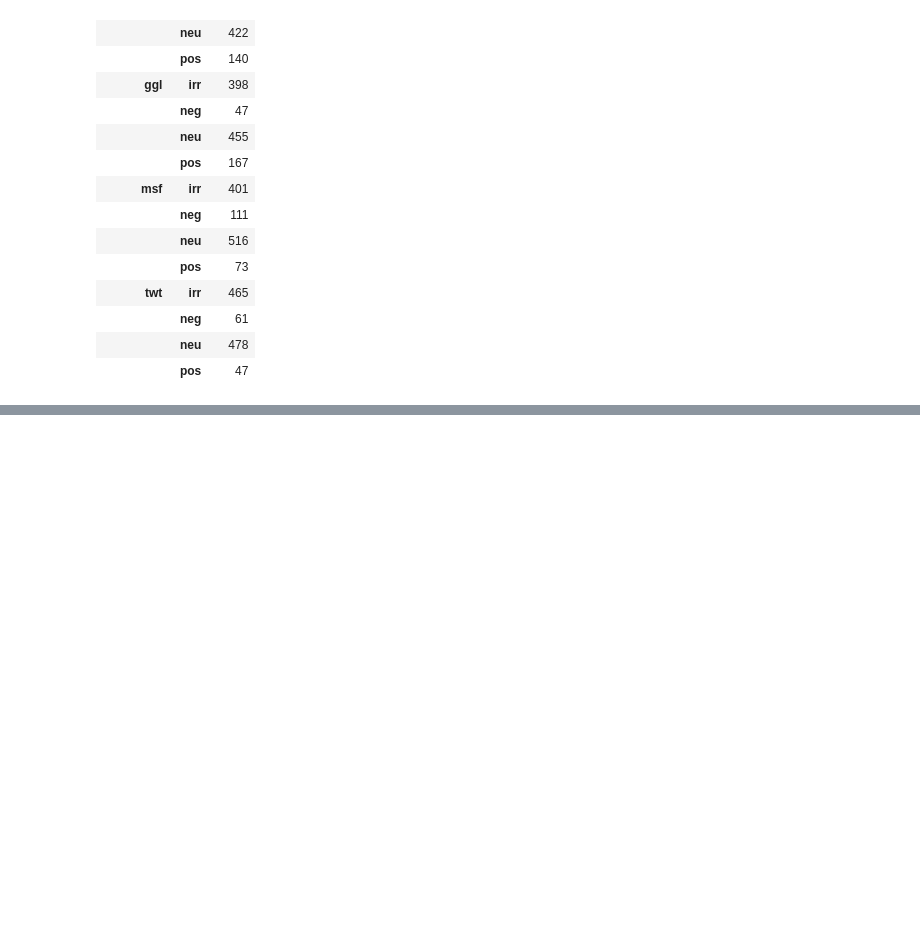
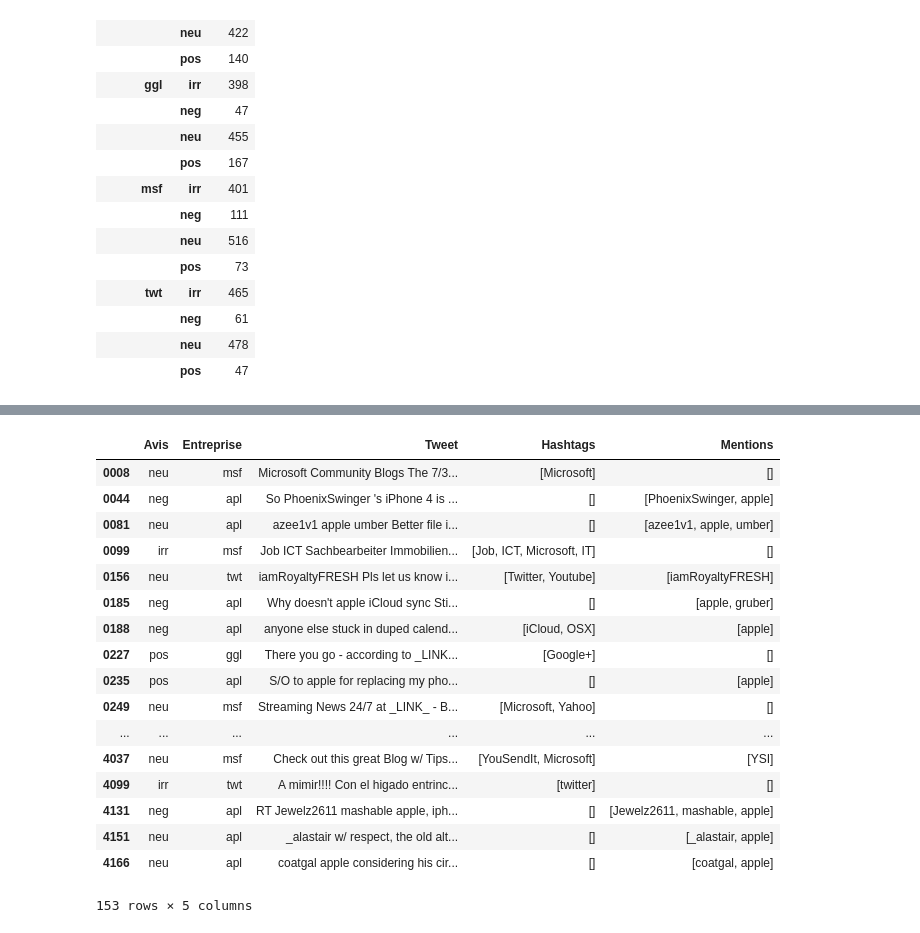
Before and after one commit to al-one-zero/extraction, a Jupyter notebook: notebooks/oussama.ipynb, the cells around one changed output, grey strips where cells are left out. Saved outputs shown, nothing was run; the diff lists cells and outputs as text; code cells hidden in the pictures; blank space fills up the shorter version.

Commit message:
preprocessing : traitement des hashtags, mentions, et liens

```diff
--- a/notebooks/oussama.ipynb
+++ b/notebooks/oussama.ipynb
@@ -2,4 +2,7 @@
 import pandas as pd
 import numpy as np
 import re
+
+pd.set_option('max_colwidth', 100)
+pd.set_option('display.width', 2000)
 # %%
@@ -75,0 +113,26 @@ df.groupby(by=["Entreprise", "Avis"]).count()
+# %%
+#hashtag_re = r"#([^\s,]*)"
+hashtag_re = r"#([\w\+_-]*)"
+mention_re = r"@(\w*)"
+link_re = r"(https?://|(https?://)?bit.ly)[^\s]+"
+
+#preprocessing
+def remove_slash_n(tweet):
+    return tweet[:-1] if(tweet.endswith("\n")) else tweet
+
+def replace_links(tweet, rep="_LINK_"):
+    return re.sub(link_re, rep, tweet)
+
+def remove_hashtags_and_mentions(tweet):
+    s = re.sub(hashtag_re, r"\1", tweet)
+    return re.sub(mention_re, r"\1", s)
+
+def preprocess_tweet(tweet):
+    return replace_links(remove_slash_n(remove_hashtags_and_mentions(tweet))) if tweet != None else None
+
+#finding list of hashtags & mentions
+def find_hashtags(tweet):
+    return [h for h in re.findall(hashtag_re, tweet) if h != ""]
+
+def find_mentions(tweet):
+    return [h for h in re.findall(mention_re, tweet) if h != ""]
@@ -75,0 +159,7 @@ df.groupby(by=["Entreprise", "Avis"]).count()
+# %%
+df = pd.read_pickle("../data/df.pk")
+
+df["Hashtags"] = df.Tweet.apply(find_hashtags)
+df["Mentions"] = df.Tweet.apply(find_mentions)
+df["Tweet"] = df.Tweet.apply(preprocess_tweet)
+df.head(10)
@@ -75,0 +178,21 @@ df.groupby(by=["Entreprise", "Avis"]).count()
+# %%
+df[df.Tweet.str.contains("/")]
+# %% [output]
+|  | Avis | Entreprise | Tweet | Hashtags | Mentions |
+| 0008 | neu | msf | Microsoft Community Blogs The 7/3... | [Microsoft] | [] |
+| 0044 | neg | apl | So PhoenixSwinger 's iPhone 4 is ... | [] | [PhoenixSwinger, apple] |
+| 0081 | neu | apl | azee1v1 apple umber Better file i... | [] | [azee1v1, apple, umber] |
+| 0099 | irr | msf | Job ICT Sachbearbeiter Immobilien... | [Job, ICT, Microsoft, IT] | [] |
+| 0156 | neu | twt | iamRoyaltyFRESH Pls let us know i... | [Twitter, Youtube] | [iamRoyaltyFRESH] |
+| 0185 | neg | apl | Why doesn't apple iCloud sync Sti... | [] | [apple, gruber] |
+| 0188 | neg | apl | anyone else stuck in duped calend... | [iCloud, OSX] | [apple] |
+| 0227 | pos | ggl | There you go - according to _LINK... | [Google+] | [] |
+| 0235 | pos | apl | S/O to apple for replacing my pho... | [] | [apple] |
+| 0249 | neu | msf | Streaming News 24/7 at _LINK_ - B... | [Microsoft, Yahoo] | [] |
+| ... | ... | ... | ... | ... | ... |
+| 4037 | neu | msf | Check out this great Blog w/ Tips... | [YouSendIt, Microsoft] | [YSI] |
+| 4099 | irr | twt | A mimir!!!! Con el higado entrinc... | [twitter] | [] |
+| 4131 | neg | apl | RT Jewelz2611 mashable apple, iph... | [] | [Jewelz2611, mashable, apple] |
+| 4151 | neu | apl | _alastair w/ respect, the old alt... | [] | [_alastair, apple] |
+| 4166 | neu | apl | coatgal apple considering his cir... | [] | [coatgal, apple] |
+153 rows × 5 columns
```
Also changed, not shown: parts of 10 cells of this notebook, 1 other file.
